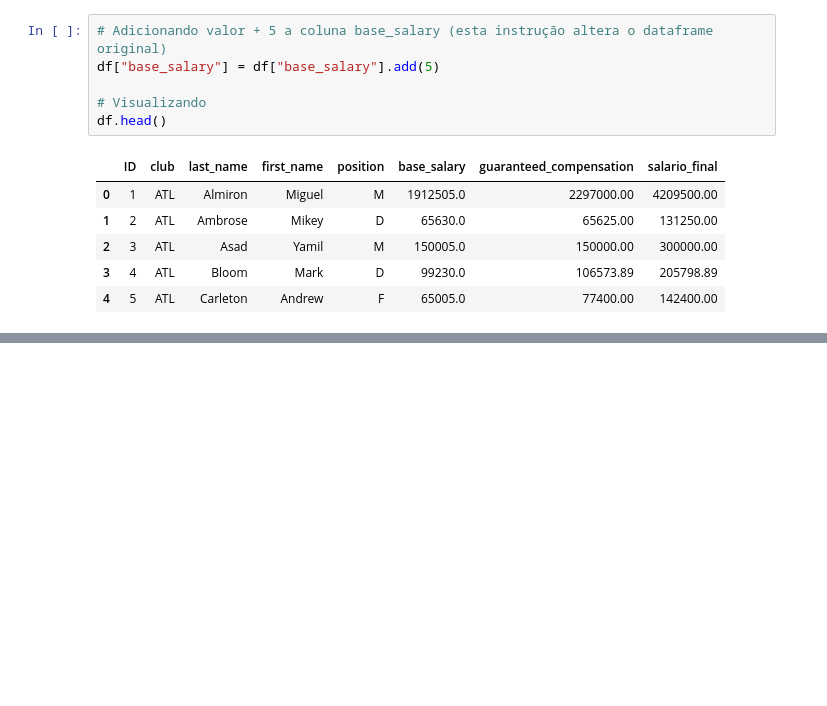
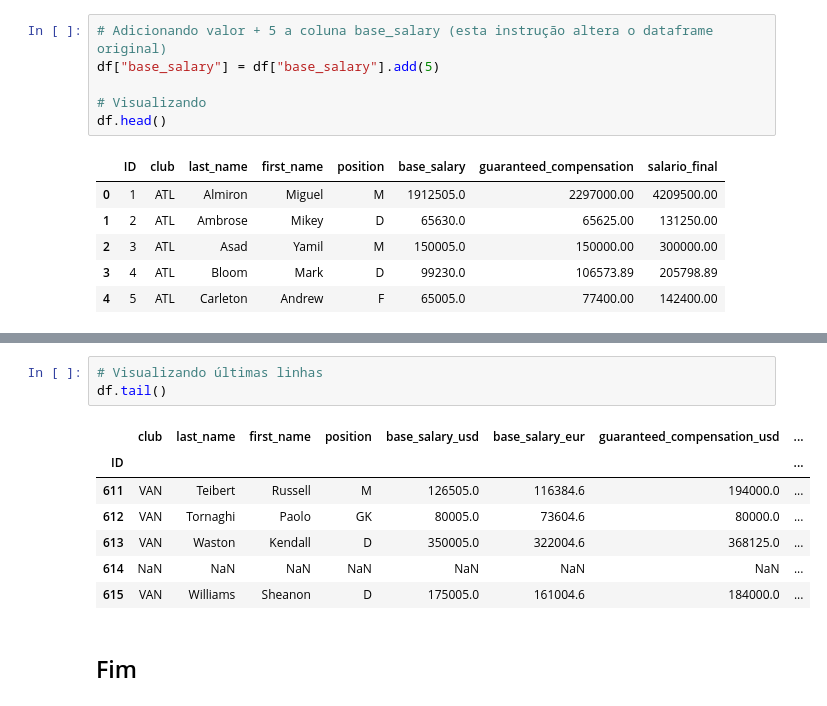
Before and after one commit to EduardoBran/Python_-_Estrutura-de-Dados-com-Pandas, a Jupyter notebook: 3.Adicao_de_Colunas_Com_e_Sem_Broadcasting.ipynb, the cells around one changed output, grey strips where cells are left out. Drawn from its saved outputs; the diff is of its cells as text; blank space fills up the shorter version.

```diff
--- a/3.Adicao_de_Colunas_Com_e_Sem_Broadcasting.ipynb
+++ b/3.Adicao_de_Colunas_Com_e_Sem_Broadcasting.ipynb
@@ -110,0 +209,13 @@ df["base_salary_eur"] = df["base_salary"].mul(0.92)
+# %%
+# Visualizando últimas linhas
+df.tail()
+# %% [output]
+|  | club | last_name | first_name | position | base_salary_usd | base_salary_eur | guaranteed_compensation_usd | ... |
+| ID |  |  |  |  |  |  |  | ... |
+| 611 | VAN | Teibert | Russell | M | 126505.0 | 116384.6 | 194000.0 | ... |
+| 612 | VAN | Tornaghi | Paolo | GK | 80005.0 | 73604.6 | 80000.0 | ... |
+| 613 | VAN | Waston | Kendall | D | 350005.0 | 322004.6 | 368125.0 | ... |
+| 614 | NaN | NaN | NaN | NaN | NaN | NaN | NaN | ... |
+| 615 | VAN | Williams | Sheanon | D | 175005.0 | 161004.6 | 184000.0 | ... |
+# %% [markdown]
+## Fim
```
Also changed, not shown: parts of 14 cells of this notebook.
